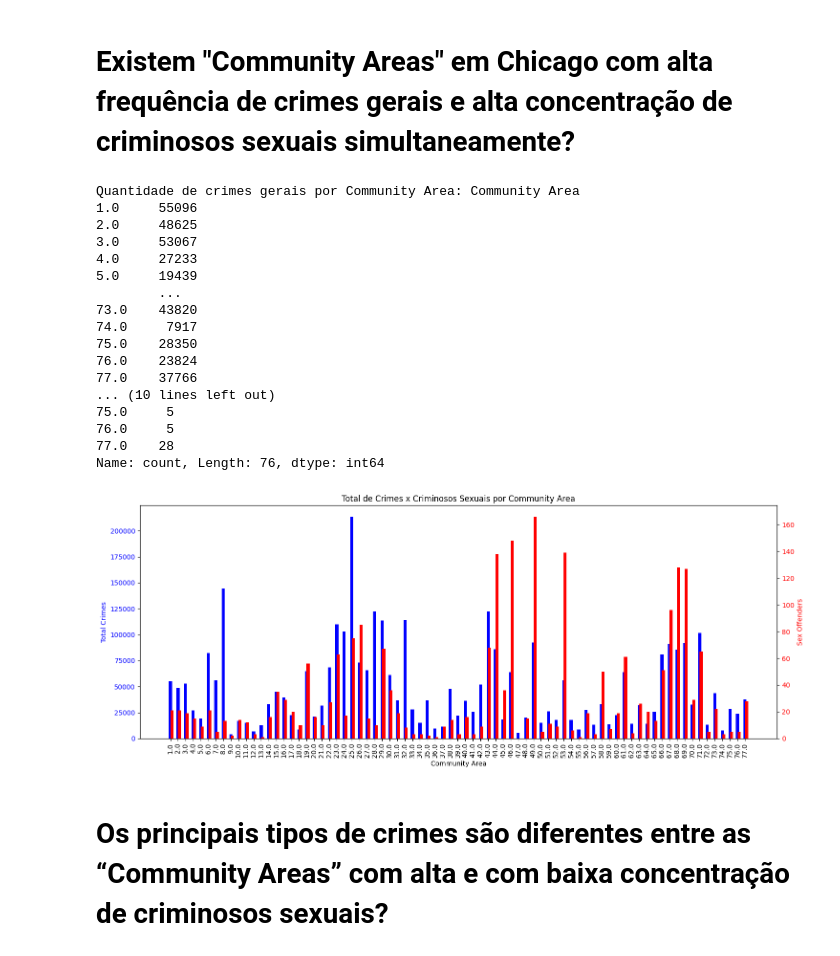
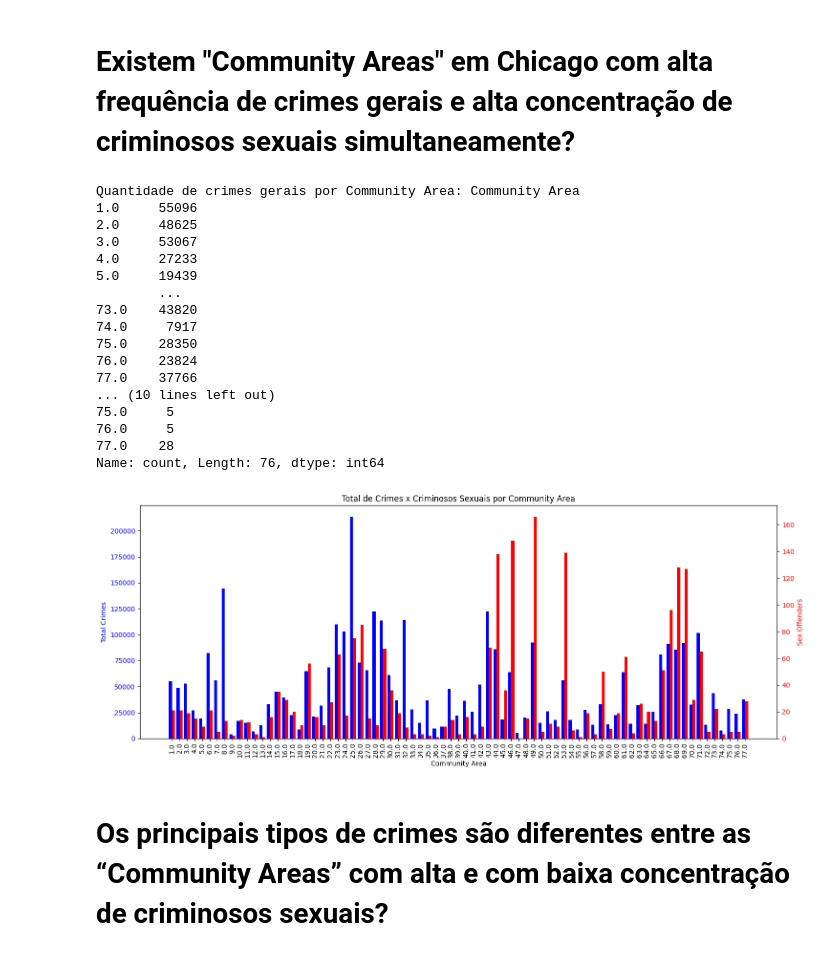
Before and after one commit to radchelle/ProjetoEstatistica, a Jupyter notebook: Analise.ipynb, the cells around one changed output. Cells and saved outputs as stored; diff of their text form; code cells hidden in the pictures.

```diff
--- a/Analise.ipynb
+++ b/Analise.ipynb
@@ -506,6 +506,7 @@ Perfil Demográfico dos Criminosos Sexuais por Gênero e Raça (Por Percentual)
 #  Existem "Community Areas" em Chicago com alta frequência de crimes gerais e alta concentração de criminosos sexuais simultaneamente?
 # %%
 import matplotlib.pyplot as plt
+import numpy as np
 
 # Contagem de crimes totais por Community
 crimes_validos = crimes.dropna(subset=['Community Area'])
@@ -523,39 +524,43 @@ df_comparativo = pd.DataFrame({
     'Total Crimes': crimes_por_area,
     'Sex Offenders': criminosos_por_area
 })
+x = np.arange(len(df_comparativo.index))
+width = 0.4
 fig, ax1 = plt.subplots(figsize=(15, 6))
-ax1.bar(df_comparativo.index.astype(str), df_comparativo['Total Crimes'], color='blue', width=0.4, label='Total Crimes')
+ax1.bar(x - width/2, df_comparativo['Total Crimes'], width, color='blue', label='Total Crimes')
+ax1.set_xticks(x)
+ax1.set_xticklabels(df_comparativo.index.astype(str), rotation=90)
 ax1.set_xlabel('Community Area')
 ax1.set_ylabel('Total Crimes', color='blue')
 ax1.tick_params(axis='y', labelcolor='blue')
 ax1.set_xticklabels(df_comparativo.index.astype(str), rotation=90)
 ax2 = ax1.twinx()
 ax2.bar(df_comparativo.index.astype(str), df_comparativo['Sex Offenders'], color='red', width=0.4, label='Sex Offenders', align='edge')
 ax2.set_ylabel('Sex Offenders', color='red')
 ax2.tick_params(axis='y', labelcolor='red')
 
 plt.title('Total de Crimes x Criminosos Sexuais por Community Area')
 plt.tight_layout()
 plt.show()
 # %% [output]
 Quantidade de crimes gerais por Community Area: Community Area
 1.0     55096
 2.0     48625
 3.0     53067
 4.0     27233
 5.0     19439
         ...
 73.0    43820
 74.0     7917
 75.0    28350
 76.0    23824
 77.0    37766
 ... (10 lines left out)
 75.0     5
 76.0     5
 77.0    28
 Name: count, Length: 76, dtype: int64
-[figure, old version]
+[figure, new version]
 # %% [markdown]
 # Os principais tipos de crimes são diferentes entre as “Community Areas” com alta e com baixa concentração de criminosos sexuais?
 # %%
```
Also changed, not shown: 1 other file.
